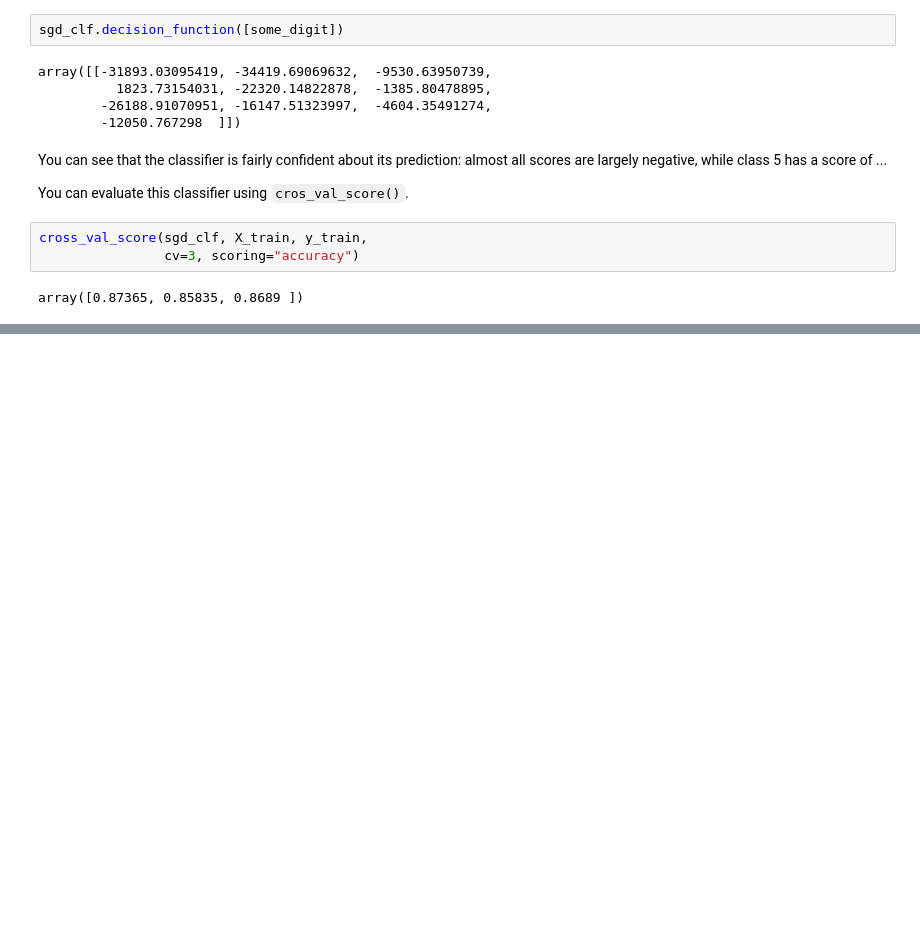
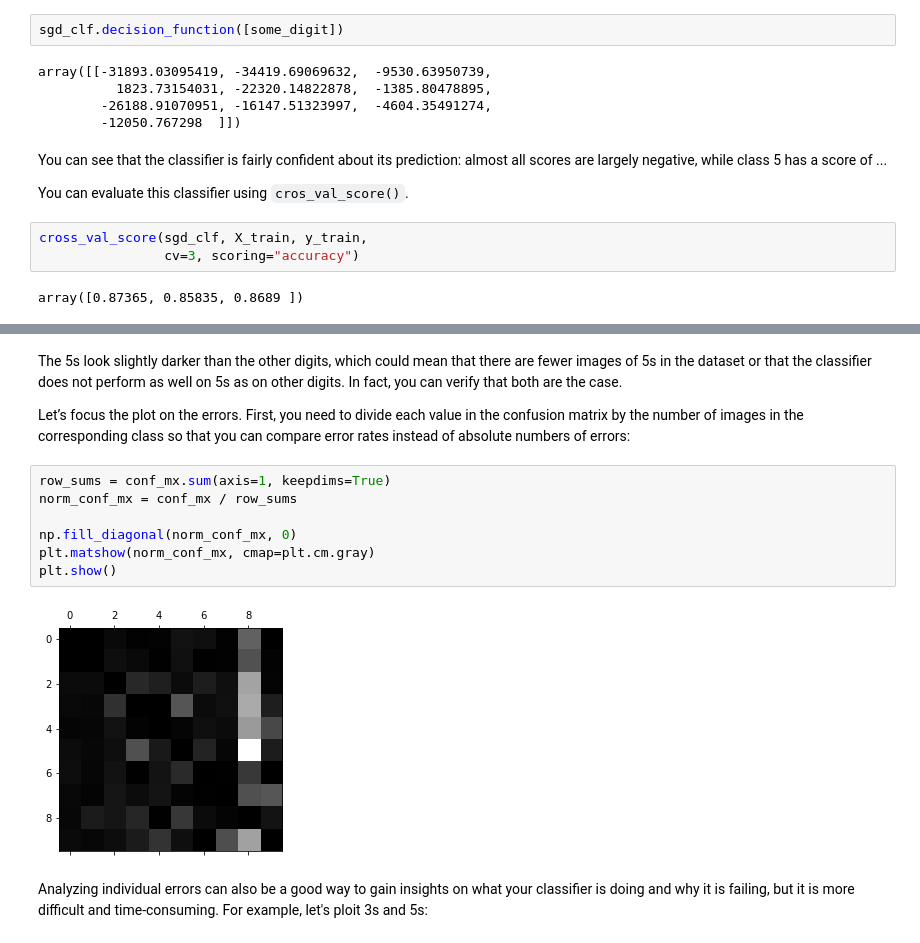
Before and after one commit to bexxmodd/Hands-On-ML, a Jupyter notebook: Ch3_classification.ipynb, the cells around one changed output, grey strips where cells are left out. Cells and saved outputs as stored; diff of their text form; blank space fills up the shorter version.

Commit message:
analyzing errors

```diff
--- a/Ch3_classification.ipynb
+++ b/Ch3_classification.ipynb
@@ -364,0 +391,21 @@ cross_val_score(sgd_clf, x_train_scaled, y_train, cv=3, scoring='accuracy')
+# %% [markdown]
+The 5s look slightly darker than the other digits, which could mean that there are
+fewer images of 5s in the dataset or that the classifier does not perform as
+well on 5s as on other digits. In fact, you can verify that both are the case.
+
+Let’s focus the plot on the errors. First, you need to divide each value in
+the confusion matrix by the number of images in the corresponding class
+so that you can compare error rates instead of absolute numbers of errors:
+# %%
+row_sums = conf_mx.sum(axis=1, keepdims=True)
+norm_conf_mx = conf_mx / row_sums
+
+np.fill_diagonal(norm_conf_mx, 0)
+plt.matshow(norm_conf_mx, cmap=plt.cm.gray)
+plt.show()
+# %% [output]
+[figure, added]
+# %% [markdown]
+Analyzing individual errors can also be a good way to gain insights on
+what your classifier is doing and why it is failing, but it is more difficult
+and time-consuming. For example, let's ploit 3s and 5s:
```
Also changed, not shown: parts of 11 cells of this notebook.
